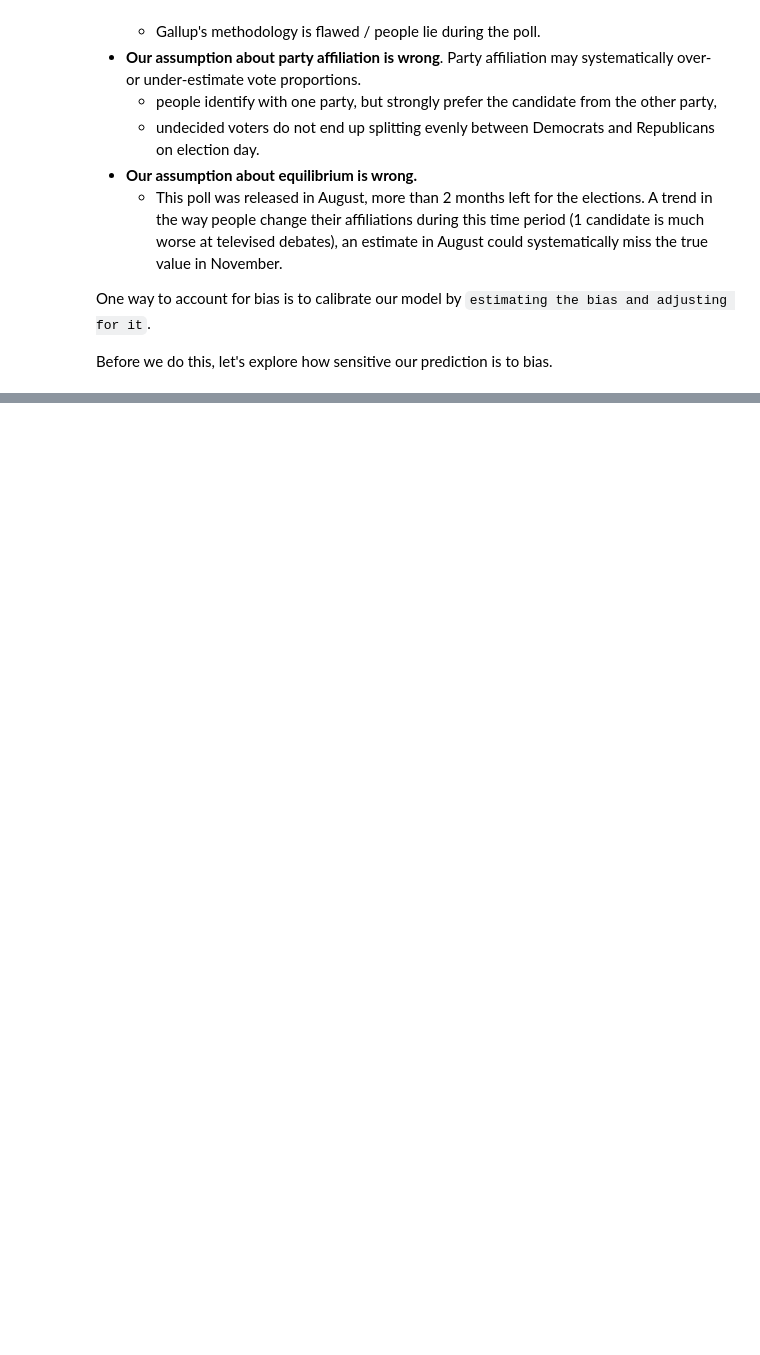
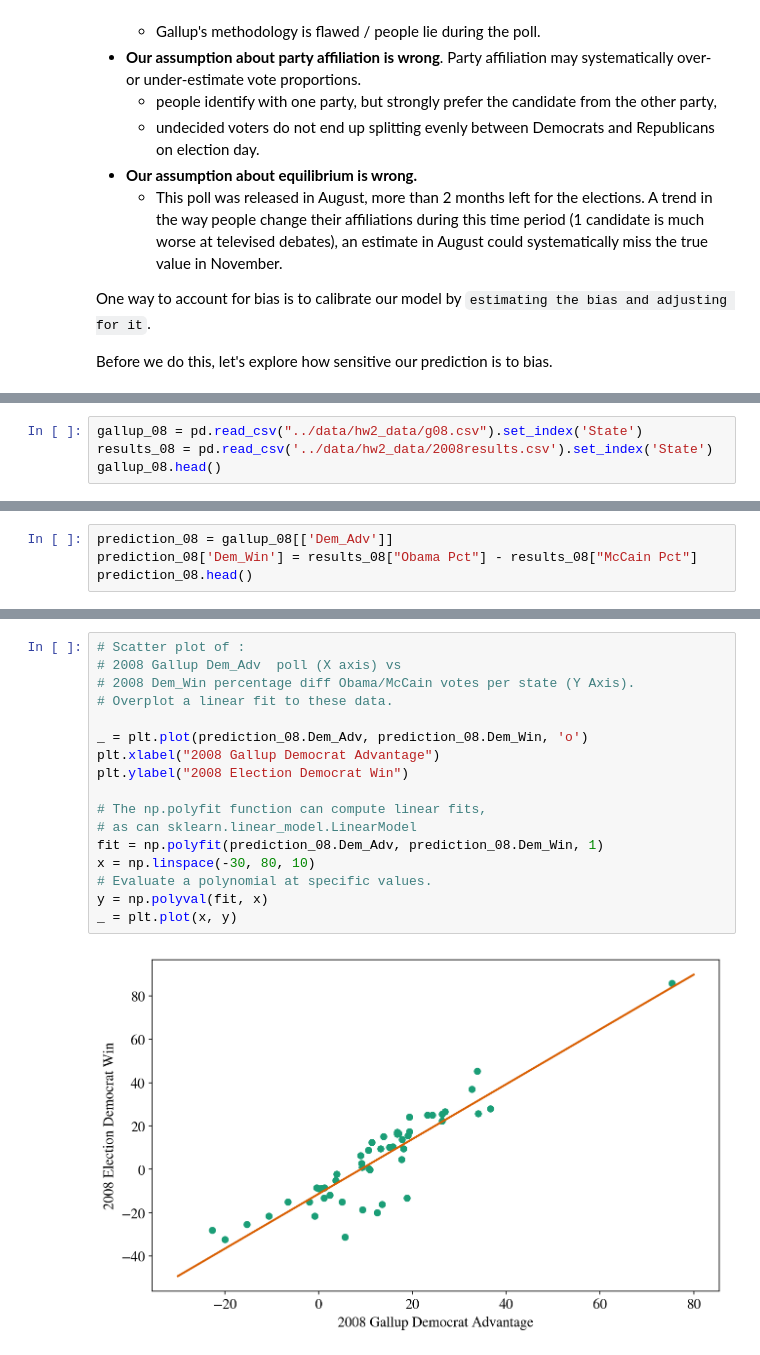
Before and after one commit to joaoDragado/dSc_roadmap, a Jupyter notebook: projects/SimulatingSilver/HW2_user.ipynb, the cells around one changed output, grey strips where cells are left out. Saved outputs shown, nothing was run; the diff lists cells and outputs as text; blank space fills up the shorter version.

```diff
--- a/projects/SimulatingSilver/HW2_user.ipynb
+++ b/projects/SimulatingSilver/HW2_user.ipynb
@@ -410,0 +476,4 @@ Before we do this, let's explore how sensitive our prediction is to bias.
+# %%
+gallup_08 = pd.read_csv("../data/hw2_data/g08.csv").set_index('State')
+results_08 = pd.read_csv('../data/hw2_data/2008results.csv').set_index('State')
+gallup_08.head()
@@ -410,0 +498,4 @@ Before we do this, let's explore how sensitive our prediction is to bias.
+# %%
+prediction_08 = gallup_08[['Dem_Adv']]
+prediction_08['Dem_Win'] = results_08["Obama Pct"] - results_08["McCain Pct"]
+prediction_08.head()
@@ -410,0 +514,19 @@ Before we do this, let's explore how sensitive our prediction is to bias.
+# %%
+# Scatter plot of :
+# 2008 Gallup Dem_Adv  poll (X axis) vs
+# 2008 Dem_Win percentage diff Obama/McCain votes per state (Y Axis).
+# Overplot a linear fit to these data.
+
+_ = plt.plot(prediction_08.Dem_Adv, prediction_08.Dem_Win, 'o')
+plt.xlabel("2008 Gallup Democrat Advantage")
+plt.ylabel("2008 Election Democrat Win")
+
+# The np.polyfit function can compute linear fits,
+# as can sklearn.linear_model.LinearModel
+fit = np.polyfit(prediction_08.Dem_Adv, prediction_08.Dem_Win, 1)
+x = np.linspace(-30, 80, 10)
+# Evaluate a polynomial at specific values.
+y = np.polyval(fit, x)
+_ = plt.plot(x, y)
+# %% [output]
+[figure, added]
```
Also changed, not shown: parts of 18 cells of this notebook.
